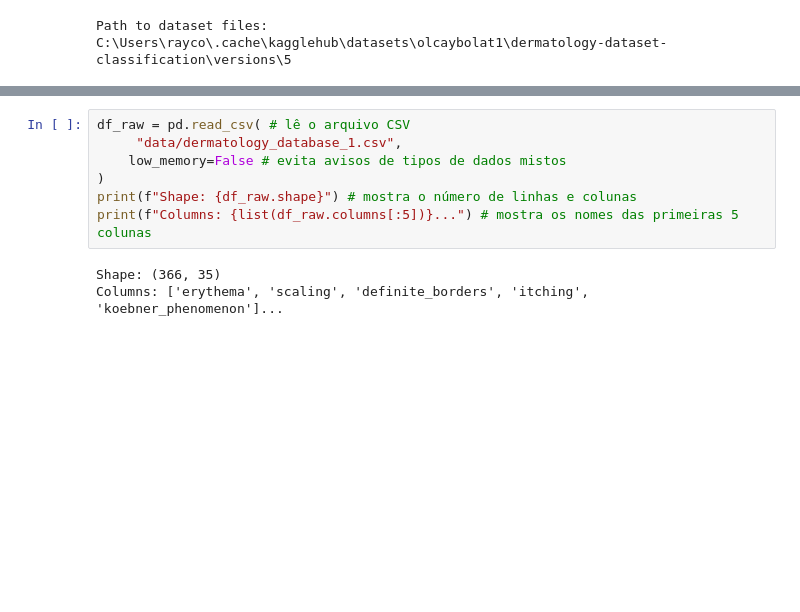
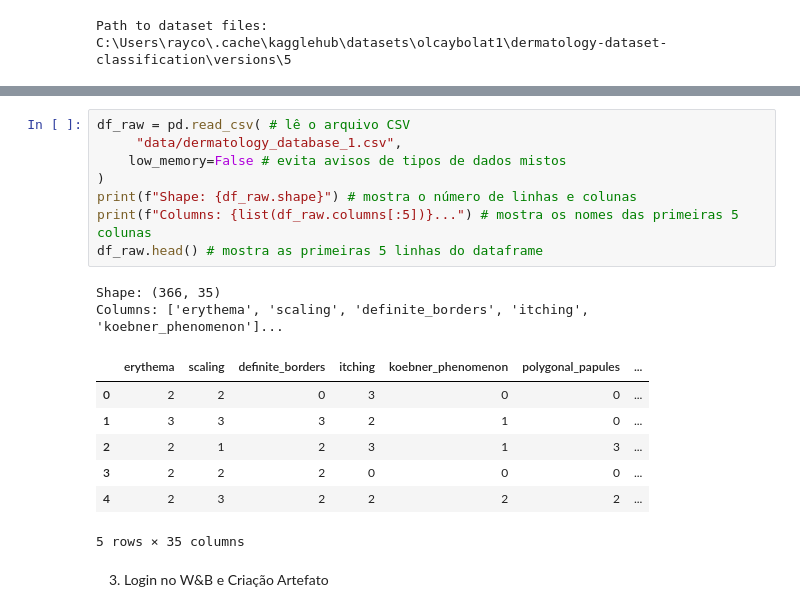
Before and after one commit to rayssacoelho/learning_ai, a Jupyter notebook: projeto_avaliacao/projeto.ipynb, the cells around one changed output, grey strips where cells are left out. Drawn from its saved outputs; the diff is of its cells as text; blank space fills up the shorter version.

```diff
--- a/projeto_avaliacao/projeto.ipynb
+++ b/projeto_avaliacao/projeto.ipynb
@@ -62,10 +73,20 @@ Dataset copiado para: c:\Users\rayco\Desktop\atividades\aulas_ia\learning_ai\pro
 # %%
 df_raw = pd.read_csv( # lê o arquivo CSV
      "data/dermatology_database_1.csv",
     low_memory=False # evita avisos de tipos de dados mistos
 )
 print(f"Shape: {df_raw.shape}") # mostra o número de linhas e colunas
 print(f"Columns: {list(df_raw.columns[:5])}...") # mostra os nomes das primeiras 5 colunas
+df_raw.head() # mostra as primeiras 5 linhas do dataframe
 # %% [output]
 Shape: (366, 35)
 Columns: ['erythema', 'scaling', 'definite_borders', 'itching', 'koebner_phenomenon']...
+|  | erythema | scaling | definite_borders | itching | koebner_phenomenon | polygonal_papules | ... |
+| 0 | 2 | 2 | 0 | 3 | 0 | 0 | ... |
+| 1 | 3 | 3 | 3 | 2 | 1 | 0 | ... |
+| 2 | 2 | 1 | 2 | 3 | 1 | 3 | ... |
+| 3 | 2 | 2 | 2 | 0 | 0 | 0 | ... |
+| 4 | 2 | 3 | 2 | 2 | 2 | 2 | ... |
+5 rows × 35 columns
+# %% [markdown]
+3. Login no W&B e Criação Artefato
```
Also changed, not shown: parts of 12 cells of this notebook, 29 other files.
